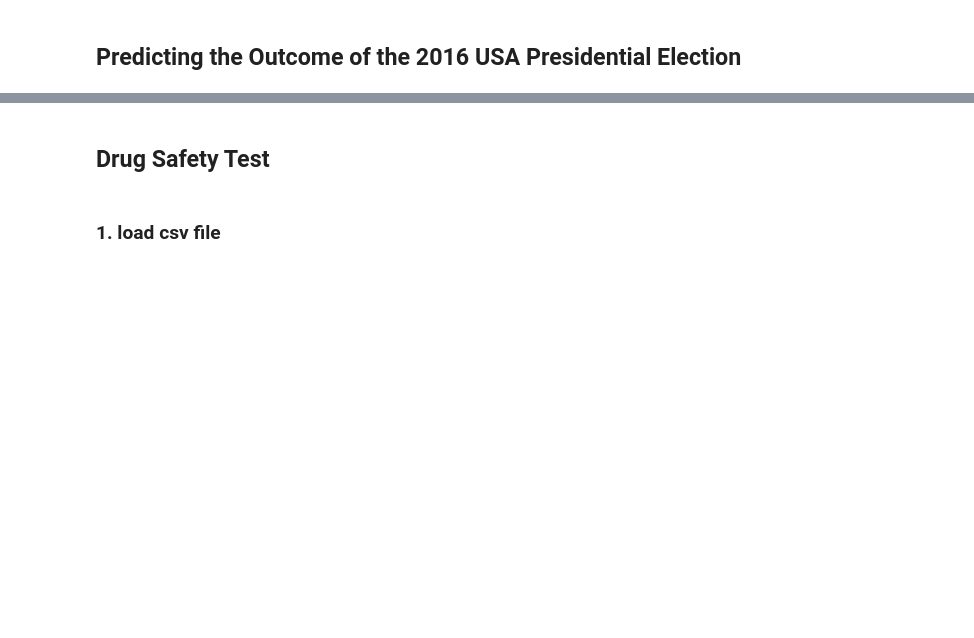
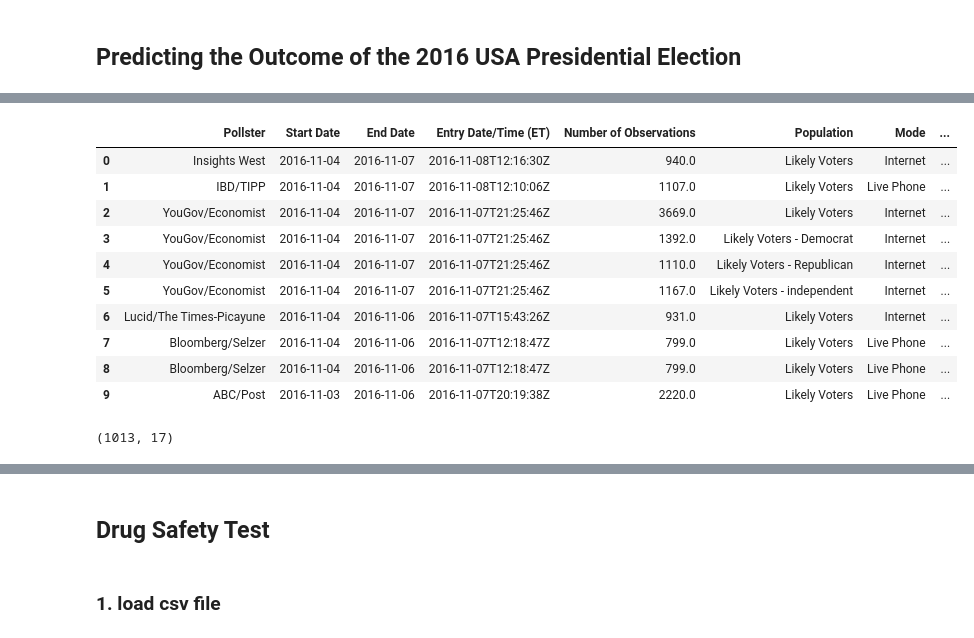
Before and after one commit to Amir-rfz/Data-Science-Course-Projects-S2025, a Jupyter notebook: CA0/CA0.ipynb, the cells around one changed output, grey strips where cells are left out. Drawn from its saved outputs; the diff is of its cells as text; code cells hidden in the pictures; blank space fills up the shorter version.

```diff
--- a/CA0/CA0.ipynb
+++ b/CA0/CA0.ipynb
@@ -275,0 +309,18 @@ plt.show()
+# %%
+df.head(10)
+# %% [output]
+|  | Pollster | Start Date | End Date | Entry Date/Time (ET) | Number of Observations | Population | Mode | ... |
+| 0 | Insights West | 2016-11-04 | 2016-11-07 | 2016-11-08T12:16:30Z | 940.0 | Likely Voters | Internet | ... |
+| 1 | IBD/TIPP | 2016-11-04 | 2016-11-07 | 2016-11-08T12:10:06Z | 1107.0 | Likely Voters | Live Phone | ... |
+| 2 | YouGov/Economist | 2016-11-04 | 2016-11-07 | 2016-11-07T21:25:46Z | 3669.0 | Likely Voters | Internet | ... |
+| 3 | YouGov/Economist | 2016-11-04 | 2016-11-07 | 2016-11-07T21:25:46Z | 1392.0 | Likely Voters - Democrat | Internet | ... |
+| 4 | YouGov/Economist | 2016-11-04 | 2016-11-07 | 2016-11-07T21:25:46Z | 1110.0 | Likely Voters - Republican | Internet | ... |
+| 5 | YouGov/Economist | 2016-11-04 | 2016-11-07 | 2016-11-07T21:25:46Z | 1167.0 | Likely Voters - independent | Internet | ... |
+| 6 | Lucid/The Times-Picayune | 2016-11-04 | 2016-11-06 | 2016-11-07T15:43:26Z | 931.0 | Likely Voters | Internet | ... |
+| 7 | Bloomberg/Selzer | 2016-11-04 | 2016-11-06 | 2016-11-07T12:18:47Z | 799.0 | Likely Voters | Live Phone | ... |
+| 8 | Bloomberg/Selzer | 2016-11-04 | 2016-11-06 | 2016-11-07T12:18:47Z | 799.0 | Likely Voters | Live Phone | ... |
+| 9 | ABC/Post | 2016-11-03 | 2016-11-06 | 2016-11-07T20:19:38Z | 2220.0 | Likely Voters | Live Phone | ... |
+# %%
+df.shape
+# %% [output]
+(1013, 17)
```
Also changed, not shown: parts of 43 cells of this notebook.
